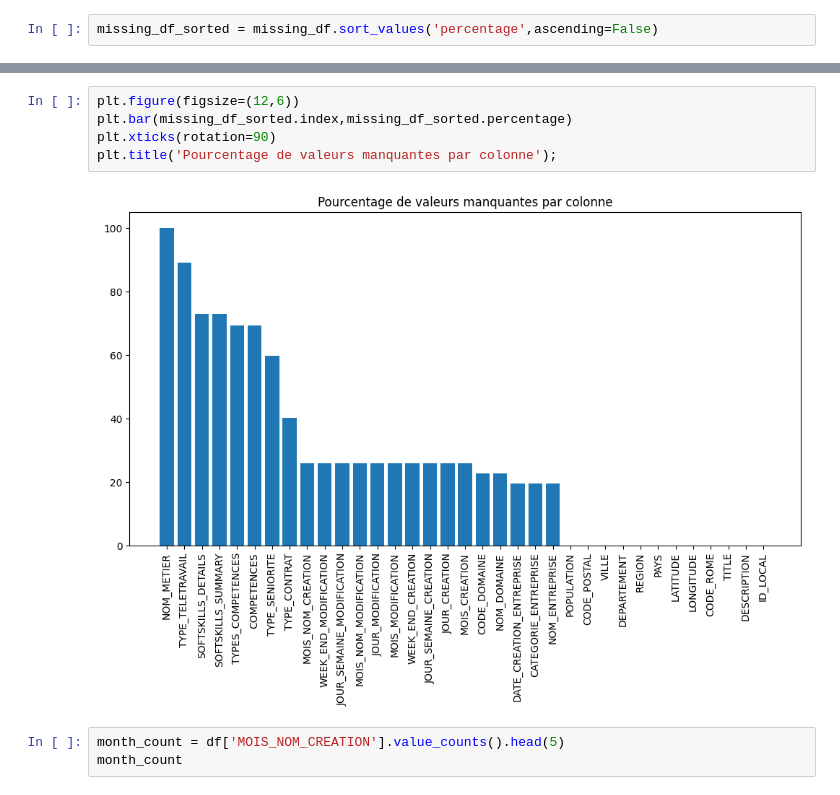
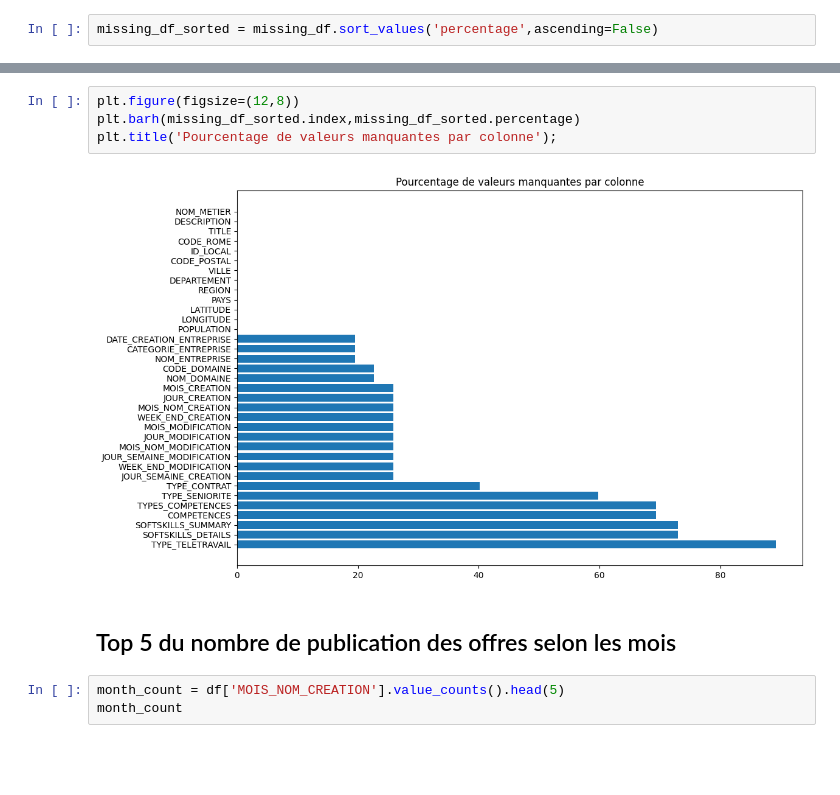
Before and after one commit to Ilanlp/Projet_update, a Jupyter notebook: MLFlow/notebook/EDA.ipynb, the cells around one changed output, grey strips where cells are left out. Saved outputs shown, nothing was run; the diff lists cells and outputs as text; blank space fills up the shorter version.

Commit message:
EDA des offres

```diff
--- a/MLFlow/notebook/EDA.ipynb
+++ b/MLFlow/notebook/EDA.ipynb
@@ -66,10 +49,11 @@ missing_df_sorted
 # %%
-plt.figure(figsize=(12,6))
-plt.bar(missing_df_sorted.index,missing_df_sorted.percentage)
-plt.xticks(rotation=90)
+plt.figure(figsize=(12,8))
+plt.barh(missing_df_sorted.index,missing_df_sorted.percentage)
 plt.title('Pourcentage de valeurs manquantes par colonne');
 # %% [output]
-[figure, old version]
+[figure, new version]
+# %% [markdown]
+## Top 5 du nombre de publication des offres selon les mois
 # %%
 month_count = df['MOIS_NOM_CREATION'].value_counts().head(5)
 month_count
```
Also changed, not shown: parts of 32 cells of this notebook.
